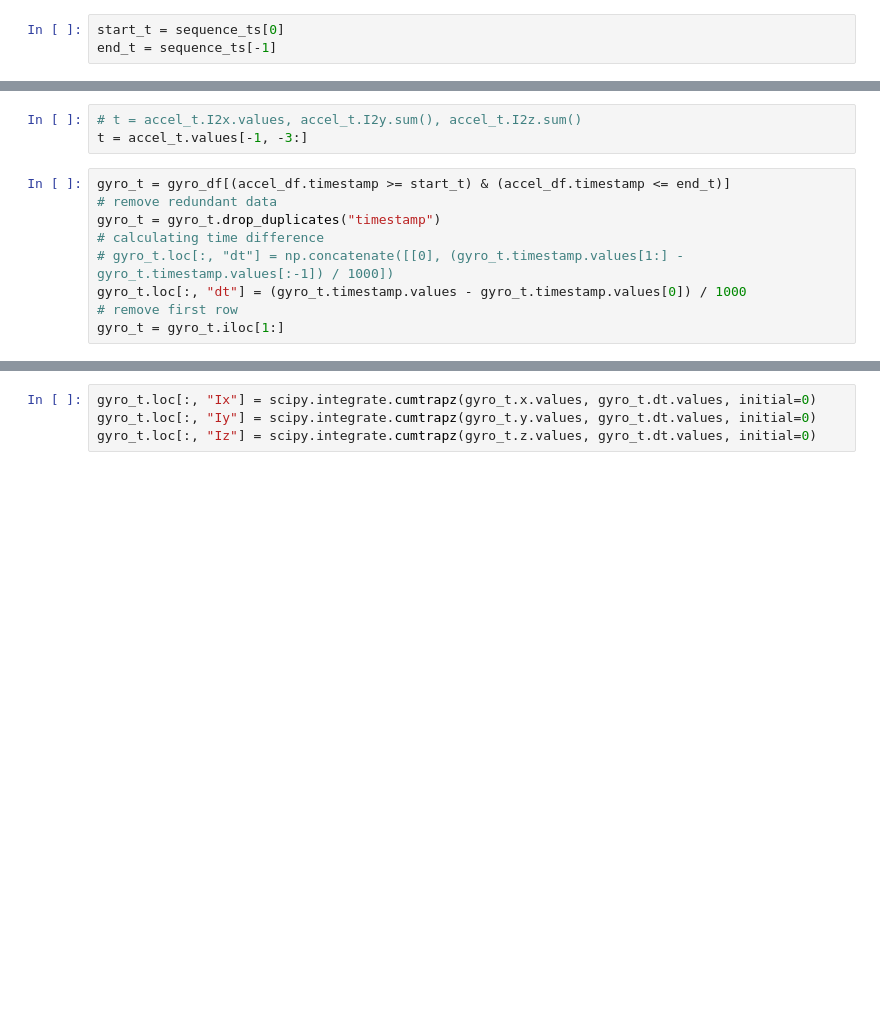
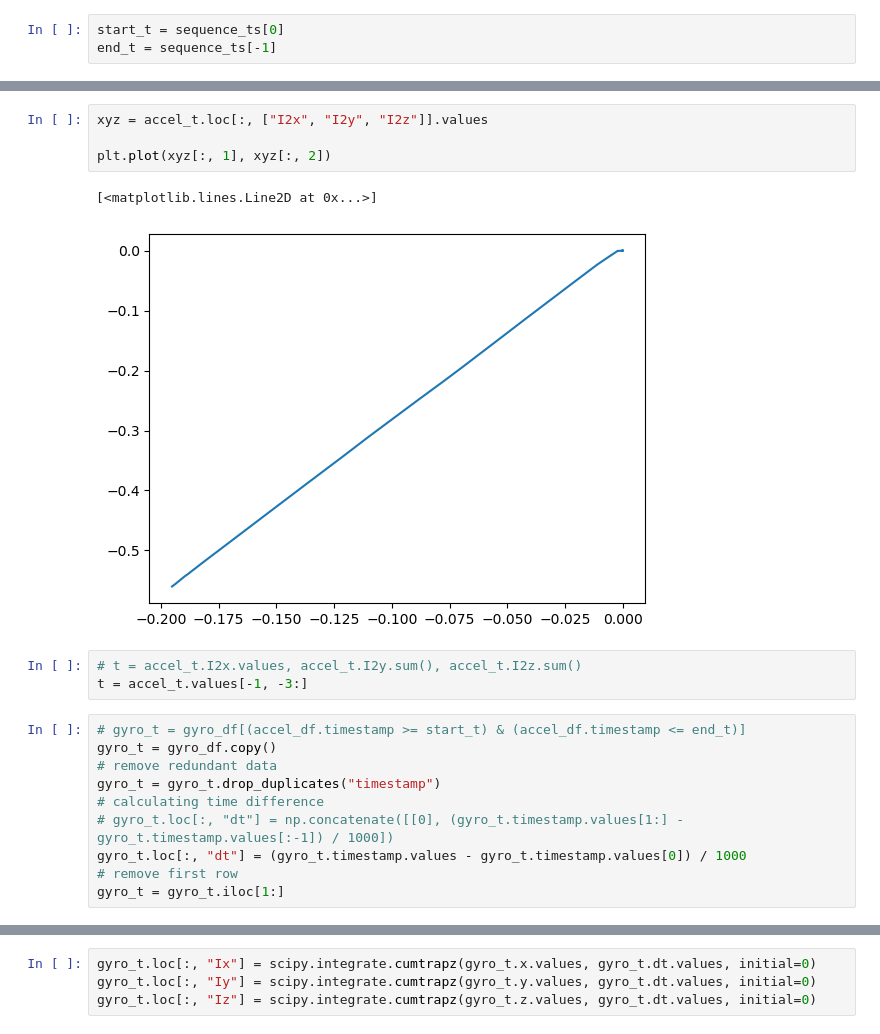
Before and after one commit to localization-as-a-service/local-registration, a Jupyter notebook: imu_trajectory_estimation.ipynb, the cells around one changed output, grey strips where cells are left out. Drawn from its saved outputs; the diff is of its cells as text; blank space fills up the shorter version.

```diff
--- a/imu_trajectory_estimation.ipynb
+++ b/imu_trajectory_estimation.ipynb
@@ -60,8 +84,16 @@ accel_t.loc[:, "I2z"] = scipy.integrate.cumtrapz(accel_t.Iz.values, accel_t.dt.v
+# %%
+xyz = accel_t.loc[:, ["I2x", "I2y", "I2z"]].values
+
+plt.plot(xyz[:, 1], xyz[:, 2])
+# %% [output]
+[<matplotlib.lines.Line2D at 0x...>]
+[figure, added]
 # %%
 # t = accel_t.I2x.values, accel_t.I2y.sum(), accel_t.I2z.sum()
 t = accel_t.values[-1, -3:]
 # %%
-gyro_t = gyro_df[(accel_df.timestamp >= start_t) & (accel_df.timestamp <= end_t)]
+# gyro_t = gyro_df[(accel_df.timestamp >= start_t) & (accel_df.timestamp <= end_t)]
+gyro_t = gyro_df.copy()
 # remove redundant data
 gyro_t = gyro_t.drop_duplicates("timestamp")
 # calculating time difference
```
Also changed, not shown: parts of 39 cells of this notebook, 1 other file.
